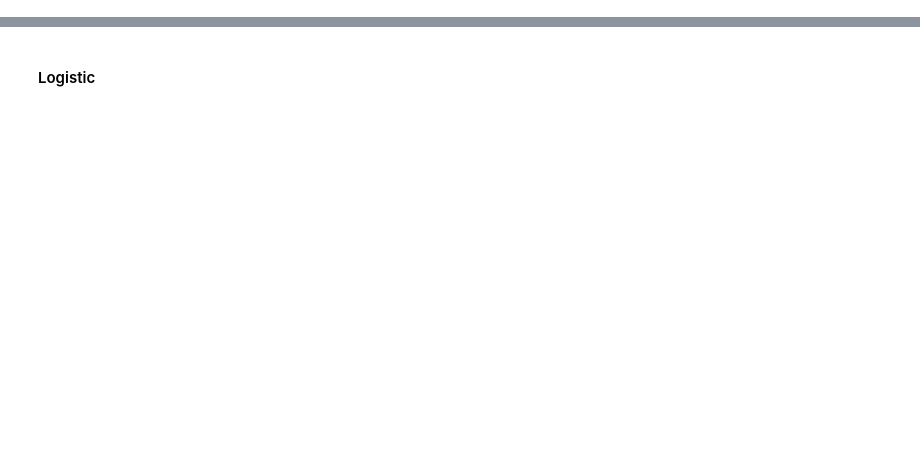
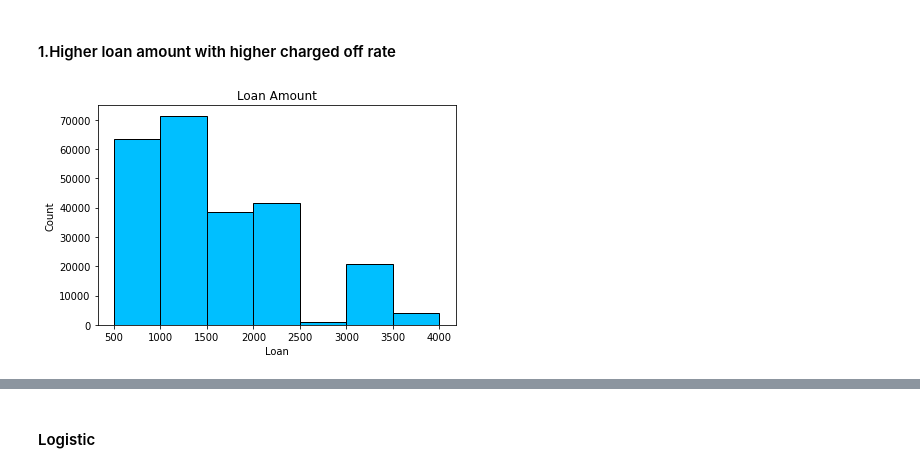
Before and after one commit to writeforfun/RIsk, a Jupyter notebook: risk.ipynb, the cells around one changed output, grey strips where cells are left out. Cells and saved outputs as stored; diff of their text form; code cells hidden in the pictures; blank space fills up the shorter version.

```diff
--- a/risk.ipynb
+++ b/risk.ipynb
@@ -270,0 +20,5 @@ train_X, val_X, train_y, val_y = train_test_split(X, y, random_state=1)
+# %%
+loans = pd.read_csv('train.csv')
+# %%
+loans = loans.drop('id', 1)
+loans = loans.dropna()
@@ -270,0 +45,14 @@ train_X, val_X, train_y, val_y = train_test_split(X, y, random_state=1)
+# %% [markdown]
+#### 1.Higher loan amount with higher charged off rate
+# %%
+bins = [500, 1000, 1500, 2000, 2500, 3000, 3500, 4000]
+plt.hist(loans['loan_amnt'], bins=bins, edgecolor='black', color='deepskyblue')
+plt.title('Loan Amount')
+plt.xlabel('Loan')
+plt.ylabel('Count')
+
+plt.tight_layout()
+
+plt.show()
+# %% [output]
+[figure, added]
```
Also changed, not shown: parts of 119 cells of this notebook.
